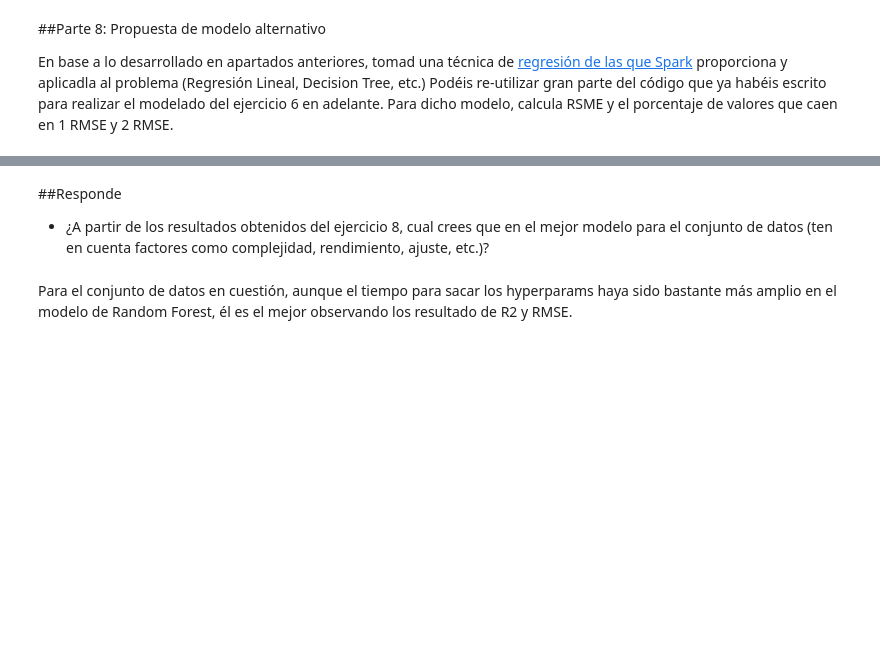
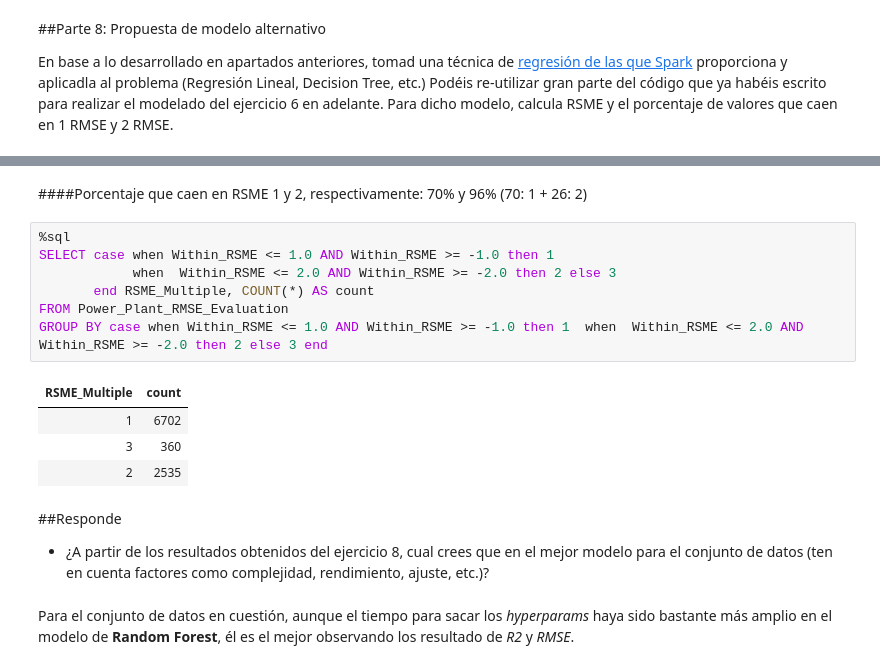
Before and after one commit to fernandoabcampos/big-data, a Jupyter notebook: PEC3/M2.858.PEC3_ML_pipeline.ipynb, the cells around one changed output, grey strips where cells are left out. Saved outputs shown, nothing was run; the diff lists cells and outputs as text; blank space fills up the shorter version.

```diff
--- a/PEC3/M2.858.PEC3_ML_pipeline.ipynb
+++ b/PEC3/M2.858.PEC3_ML_pipeline.ipynb
@@ -945,5 +954,19 @@ print("DT después del tunning -  r2: {0:.2f}".format(r2DT))
+# %% [markdown]
+####Porcentaje que caen en RSME 1 y 2, respectivamente: 70% y 96% (70: 1 + 26: 2)
+# %%
+%sql
+SELECT case when Within_RSME <= 1.0 AND Within_RSME >= -1.0 then 1
+            when  Within_RSME <= 2.0 AND Within_RSME >= -2.0 then 2 else 3
+       end RSME_Multiple, COUNT(*) AS count
+FROM Power_Plant_RMSE_Evaluation
+GROUP BY case when Within_RSME <= 1.0 AND Within_RSME >= -1.0 then 1  when  Within_RSME <= 2.0 AND Within_RSME >= -2.0 then 2 else 3 end
+# %% [output]
+| RSME_Multiple | count |
+| 1 | 6702 |
+| 3 | 360 |
+| 2 | 2535 |
 # %% [markdown]
 ##Responde
 - ¿A partir de los resultados obtenidos del ejercicio 8, cual crees que en el mejor modelo para el conjunto de datos (ten en cuenta factores como complejidad, rendimiento, ajuste, etc.)?
 # %% [markdown]
-Para el conjunto de datos en cuestión, aunque el tiempo para sacar los hyperparams haya sido bastante más amplio en el modelo de Random Forest, él es el mejor observando los resultado de R2 y RMSE.
+Para el conjunto de datos en cuestión, aunque el tiempo para sacar los *hyperparams* haya sido bastante más amplio en el modelo de **Random Forest**, él es el mejor observando los resultado de *R2* y *RMSE*.
```
Also changed, not shown: parts of 1 cell of this notebook.
